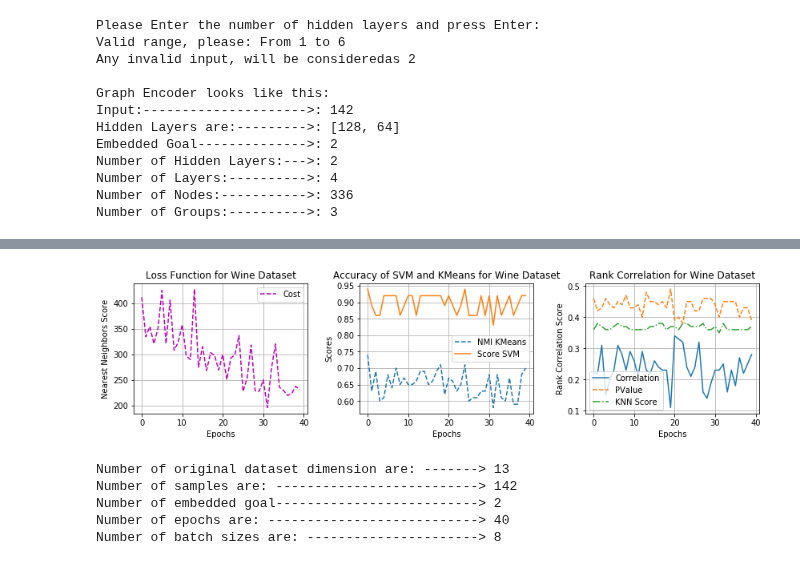
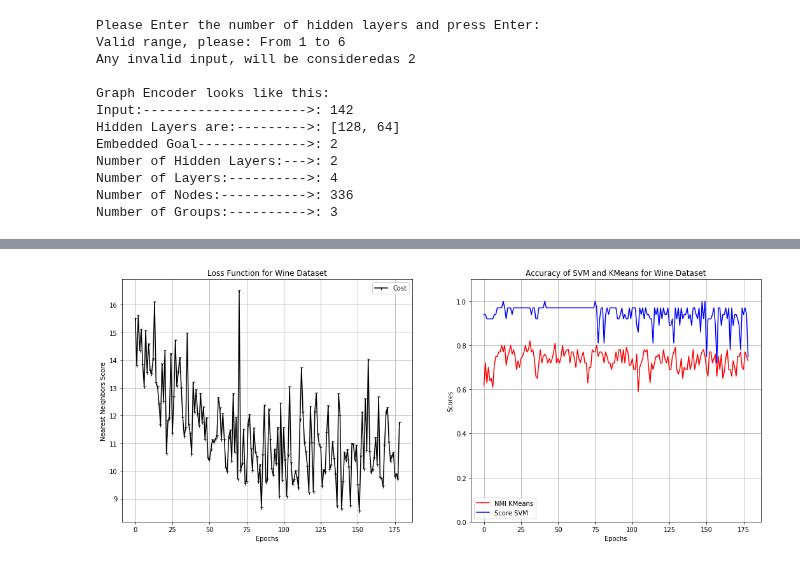
Before and after one commit to saman-nia/Deep-Learning-for-Dimensionality-Reduction, a Jupyter notebook: Dense Matrix Dimensionality Reduction/Comparing_with_Wine.ipynb, the cells around one changed output, grey strips where cells are left out. Drawn from its saved outputs; the diff is of its cells as text; code cells hidden in the pictures.

Commit message:
Test the Model with Wine Dataset

```diff
--- a/Dense Matrix Dimensionality Reduction/Comparing_with_Wine.ipynb
+++ b/Dense Matrix Dimensionality Reduction/Comparing_with_Wine.ipynb
@@ -341,9 +341,9 @@ n_layers = (value_hl + 2) #------------------------ Number of Layers.
 beta1 = 0.9 #-------------------------------------- Decay rate 1.
 beta2 = 0.99 #------------------------------------- Decay rate 2
 learning_rate = 0.001 #---------------------------- Learning rate.
-n_batch = 8  #------------------------------ Number of selection data in per step.
-epochs = 40 # ------------------------------ Number of Epochs.
-n_interior = n_input // n_batch
+n_batch = round(math.log(n_input))  #-------------- Number of selection data in per step.
+n_interior = round(n_input / n_batch) # ----------- Number of Interior.
+epochs = round(5000 / n_interior) # --------------- Number of Epochs.
 # %%
 print('Number of Samples are: -------------------------->',n_input)
 print('Number of Embedded Goal-------------------------->',n_code)
@@ -400,19 +389,6 @@ for epoch in tqdm(range(epochs)):
   pred_KMeans_code = k_means(ae_codes, n_groups)
   nmi_KMeans_code = normalized_mutual_info_score(labels_set, pred_KMeans_code)
   NMI_step.append(round(nmi_KMeans_code, 2))
-  index_code = knn_samples(ae_codes, n_kneighbors)
-  list_rho = []
-  list_pval = []
-  list_r = []
-  for qq in range(len(index_input)):
-    sm = difflib.SequenceMatcher(None, index_input[qq], index_code[qq])
-    list_r.append(sm.quick_ratio())
-    rho, pval = scipy.stats.spearmanr(index_input[qq], index_code[qq])
-    list_rho.append(rho)
-    list_pval.append(pval)
-  list_rhos.append(round(numpy.mean(list_rho), 2))
-  list_pvals.append(round(numpy.mean(list_pval), 2))
-  l_mean.append(round(numpy.mean(list_r), 2))
   # Comparison of linear SVM classifier on different dimensions projection.
   _X_train, _X_test, _y_train, _y_test = train_test_split(
       ae_codes, labels_set, test_size=0.25, random_state=42)
@@ -420,44 +396,24 @@ for epoch in tqdm(range(epochs)):
   accuracy_svm = metrics.accuracy_score(_y_test, clf.predict(_X_test))
   score_svm.append(round(accuracy_svm, 2))
 # %%
-xi = [i for i in range(0, len(steps))]
-plt.figure(figsize=(14,3))
-plt.subplots_adjust(wspace=0.3, hspace=0.3)
-plt.subplot(1,3,1)
-plt.plot(loss_cost, color='m', linestyle='--', label = 'Cost')
+plt.figure(figsize=(18,7))
+plt.subplot(1,2,1)
+plt.plot(loss_cost, color='k', label = 'Cost', marker = '1')
 plt.xlabel('Epochs'),plt.ylabel('Nearest Neighbors Score')
 plt.title('Loss Function for Wine Dataset')
 plt.grid()
 plt.legend()
-plt.subplot(1,3,2)
-plt.plot(NMI_step, linestyle='--',  label = 'NMI KMeans')
-plt.plot(score_svm, linestyle='-', label = 'Score SVM')
+plt.subplot(1,2,2)
+plt.plot(NMI_step, color='r',  label = 'NMI KMeans')
+plt.plot(score_svm, color='b', label = 'Score SVM')
+plt.ylim(bottom=0.0, top=1.1)
 plt.xlabel('Epochs'),plt.ylabel('Scores')
 plt.title('Accuracy of SVM and KMeans for Wine Dataset')
 plt.grid()
 plt.legend()
-plt.subplot(1,3,3)
-plt.plot(list_rhos, linestyle='-', label ='Correlation')
-plt.plot(list_pvals, linestyle='--', label ='PValue')
-plt.plot(l_mean, linestyle='-.', label ='KNN Score')
-plt.xlabel('Epochs'),plt.ylabel('Rank Correlation Score')
-plt.title('Rank Correlation for Wine Dataset')
-plt.grid()
-plt.legend()
 plt.show()
-
-print('\nNumber of original dataset dimension are: ------->',X_train.shape[1])
-print('Number of samples are: -------------------------->',n_input)
-print('Number of embedded goal-------------------------->',n_code)
-print('Number of epochs are: --------------------------->',epochs)
-print('Number of batch sizes are: ---------------------->',n_batch)
 # %% [output]
-[figure, old version]
+[figure, new version]
-Number of original dataset dimension are: -------> 13
-Number of samples are: --------------------------> 142
-Number of embedded goal--------------------------> 2
-Number of epochs are: ---------------------------> 40
-Number of batch sizes are: ----------------------> 8
 # %%
 sorted_color = ['r','k','y']
 markers_list = ['p','*','o','X']
```
Also changed, not shown: parts of 17 cells of this notebook.
